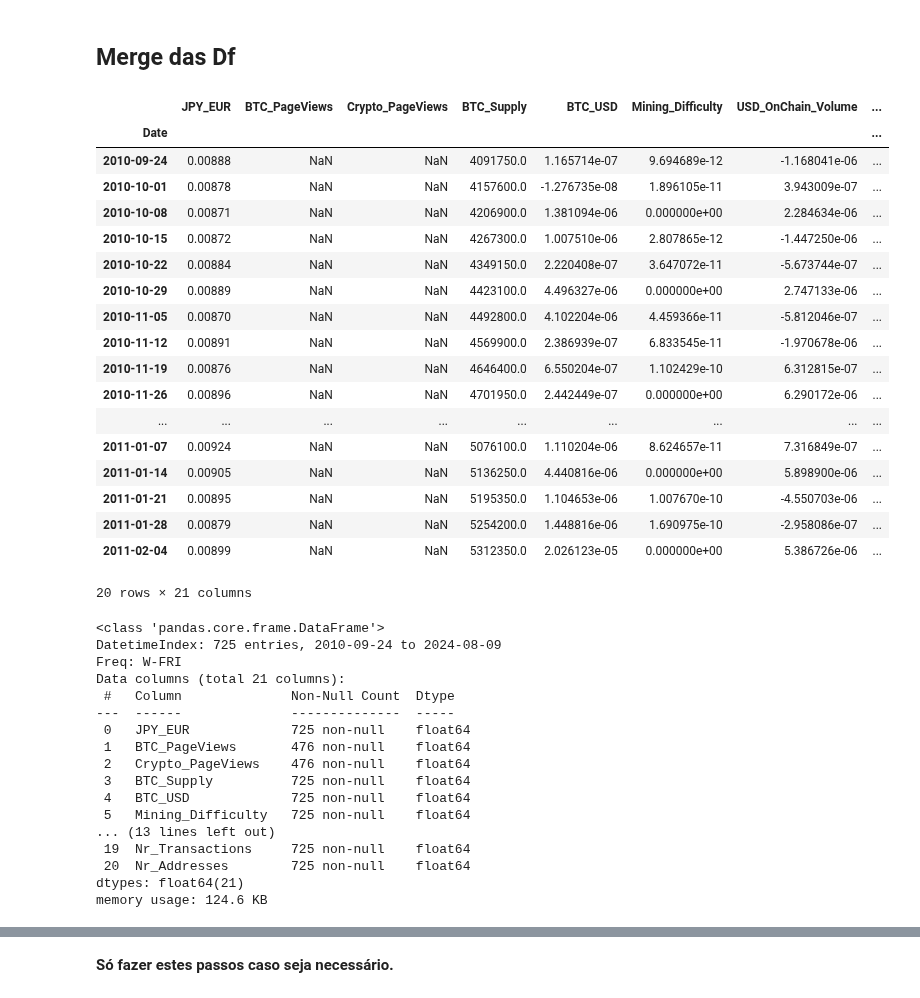
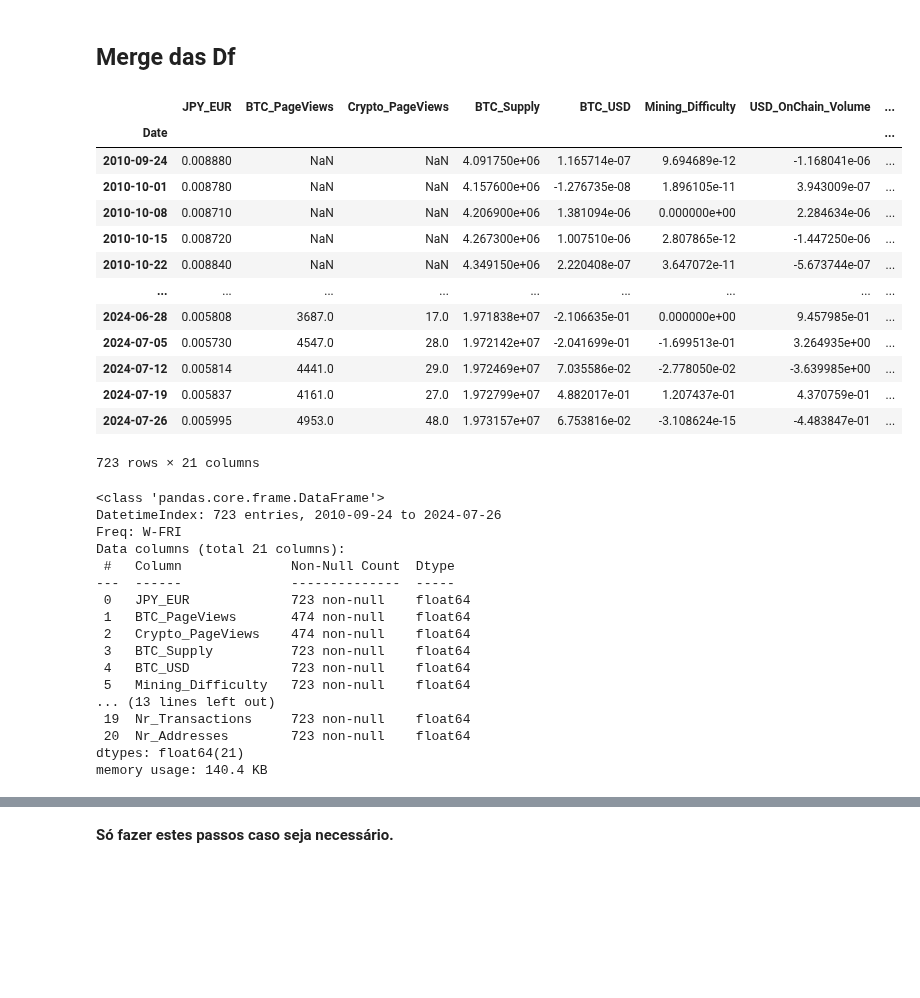
Before and after one commit to notp1ssed/ProjetoFinal-PosGraduacaoEngenhariaFinanceira, a Jupyter notebook: Time Series Data Preprocessing.ipynb, the cells around one changed output, grey strips where cells are left out. Drawn from its saved outputs; the diff is of its cells as text; code cells hidden in the pictures; blank space fills up the shorter version.

```diff
--- a/Time Series Data Preprocessing.ipynb
+++ b/Time Series Data Preprocessing.ipynb
@@ -468,27 +472,23 @@ Non-Stationary: []
 # %% [markdown]
 ## Merge das Df
 # %%
-full_clean_df = pd.merge(stationary_df, differenced_df, left_index=True, right_index=True, how='outer')
+full_transformed_data_df = pd.merge(stationary_df, differenced_df, left_index=True, right_index=True, how='outer')
+full_transformed_data_df = full_transformed_data_df.iloc[1:]
+full_transformed_data_df = full_transformed_data_df.loc[:"2024-07-26"]
-# %%
-full_clean_df = full_clean_df.iloc[1:]
-full_clean_df.head(20)
-# %% [output]
-|  | JPY_EUR | BTC_PageViews | Crypto_PageViews | BTC_Supply | BTC_USD | Mining_Difficulty | USD_OnChain_Volume | ... |
-| Date |  |  |  |  |  |  |  | ... |
-| 2010-09-24 | 0.00888 | NaN | NaN | 4091750.0 | 1.165714e-07 | 9.694689e-12 | -1.168041e-06 | ... |
-| 2010-10-01 | 0.00878 | NaN | NaN | 4157600.0 | -1.276735e-08 | 1.896105e-11 | 3.943009e-07 | ... |
-| 2010-10-08 | 0.00871 | NaN | NaN | 4206900.0 | 1.381094e-06 | 0.000000e+00 | 2.284634e-06 | ... |
-| 2010-10-15 | 0.00872 | NaN | NaN | 4267300.0 | 1.007510e-06 | 2.807865e-12 | -1.447250e-06 | ... |
-| 2010-10-22 | 0.00884 | NaN | NaN | 4349150.0 | 2.220408e-07 | 3.647072e-11 | -5.673744e-07 | ... |
-| 2010-10-29 | 0.00889 | NaN | NaN | 4423100.0 | 4.496327e-06 | 0.000000e+00 | 2.747133e-06 | ... |
-| 2010-11-05 | 0.00870 | NaN | NaN | 4492800.0 | 4.102204e-06 | 4.459366e-11 | -5.812046e-07 | ... |
-| 2010-11-12 | 0.00891 | NaN | NaN | 4569900.0 | 2.386939e-07 | 6.833545e-11 | -1.970678e-06 | ... |
-| 2010-11-19 | 0.00876 | NaN | NaN | 4646400.0 | 6.550204e-07 | 1.102429e-10 | 6.312815e-07 | ... |
-| 2010-11-26 | 0.00896 | NaN | NaN | 4701950.0 | 2.442449e-07 | 0.000000e+00 | 6.290172e-06 | ... |
-| ... | ... | ... | ... | ... | ... | ... | ... | ... |
-| 2011-01-07 | 0.00924 | NaN | NaN | 5076100.0 | 1.110204e-06 | 8.624657e-11 | 7.316849e-07 | ... |
-| 2011-01-14 | 0.00905 | NaN | NaN | 5136250.0 | 4.440816e-06 | 0.000000e+00 | 5.898900e-06 | ... |
-| 2011-01-21 | 0.00895 | NaN | NaN | 5195350.0 | 1.104653e-06 | 1.007670e-10 | -4.550703e-06 | ... |
-| 2011-01-28 | 0.00879 | NaN | NaN | 5254200.0 | 1.448816e-06 | 1.690975e-10 | -2.958086e-07 | ... |
-| 2011-02-04 | 0.00899 | NaN | NaN | 5312350.0 | 2.026123e-05 | 0.000000e+00 | 5.386726e-06 | ... |
-20 rows × 21 columns
+# %%
+full_transformed_data_df
+# %% [output]
+|  | JPY_EUR | BTC_PageViews | Crypto_PageViews | BTC_Supply | BTC_USD | Mining_Difficulty | USD_OnChain_Volume | ... |
+| Date |  |  |  |  |  |  |  | ... |
+| 2010-09-24 | 0.008880 | NaN | NaN | 4.091750e+06 | 1.165714e-07 | 9.694689e-12 | -1.168041e-06 | ... |
+| 2010-10-01 | 0.008780 | NaN | NaN | 4.157600e+06 | -1.276735e-08 | 1.896105e-11 | 3.943009e-07 | ... |
+| 2010-10-08 | 0.008710 | NaN | NaN | 4.206900e+06 | 1.381094e-06 | 0.000000e+00 | 2.284634e-06 | ... |
+| 2010-10-15 | 0.008720 | NaN | NaN | 4.267300e+06 | 1.007510e-06 | 2.807865e-12 | -1.447250e-06 | ... |
+| 2010-10-22 | 0.008840 | NaN | NaN | 4.349150e+06 | 2.220408e-07 | 3.647072e-11 | -5.673744e-07 | ... |
+| ... | ... | ... | ... | ... | ... | ... | ... | ... |
+| 2024-06-28 | 0.005808 | 3687.0 | 17.0 | 1.971838e+07 | -2.106635e-01 | 0.000000e+00 | 9.457985e-01 | ... |
+| 2024-07-05 | 0.005730 | 4547.0 | 28.0 | 1.972142e+07 | -2.041699e-01 | -1.699513e-01 | 3.264935e+00 | ... |
+| 2024-07-12 | 0.005814 | 4441.0 | 29.0 | 1.972469e+07 | 7.035586e-02 | -2.778050e-02 | -3.639985e+00 | ... |
+| 2024-07-19 | 0.005837 | 4161.0 | 27.0 | 1.972799e+07 | 4.882017e-01 | 1.207437e-01 | 4.370759e-01 | ... |
+| 2024-07-26 | 0.005995 | 4953.0 | 48.0 | 1.973157e+07 | 6.753816e-02 | -3.108624e-15 | -4.483847e-01 | ... |
+723 rows × 21 columns
@@ -495,20 +502,20 @@ full_clean_df.head(20)
 # %%
-full_clean_df.info()
+full_transformed_data_df.info()
 # %% [output]
 <class 'pandas.core.frame.DataFrame'>
-DatetimeIndex: 725 entries, 2010-09-24 to 2024-08-09
+DatetimeIndex: 723 entries, 2010-09-24 to 2024-07-26
 Freq: W-FRI
 Data columns (total 21 columns):
  #   Column              Non-Null Count  Dtype
 ---  ------              --------------  -----
- 0   JPY_EUR             725 non-null    float64
- 1   BTC_PageViews       476 non-null    float64
- 2   Crypto_PageViews    476 non-null    float64
- 3   BTC_Supply          725 non-null    float64
- 4   BTC_USD             725 non-null    float64
- 5   Mining_Difficulty   725 non-null    float64
+ 0   JPY_EUR             723 non-null    float64
+ 1   BTC_PageViews       474 non-null    float64
+ 2   Crypto_PageViews    474 non-null    float64
+ 3   BTC_Supply          723 non-null    float64
+ 4   BTC_USD             723 non-null    float64
+ 5   Mining_Difficulty   723 non-null    float64
 ... (13 lines left out)
- 19  Nr_Transactions     725 non-null    float64
- 20  Nr_Addresses        725 non-null    float64
+ 19  Nr_Transactions     723 non-null    float64
+ 20  Nr_Addresses        723 non-null    float64
 dtypes: float64(21)
-memory usage: 124.6 KB
+memory usage: 140.4 KB
```
Also changed, not shown: parts of 11 cells of this notebook, 6 other files.
